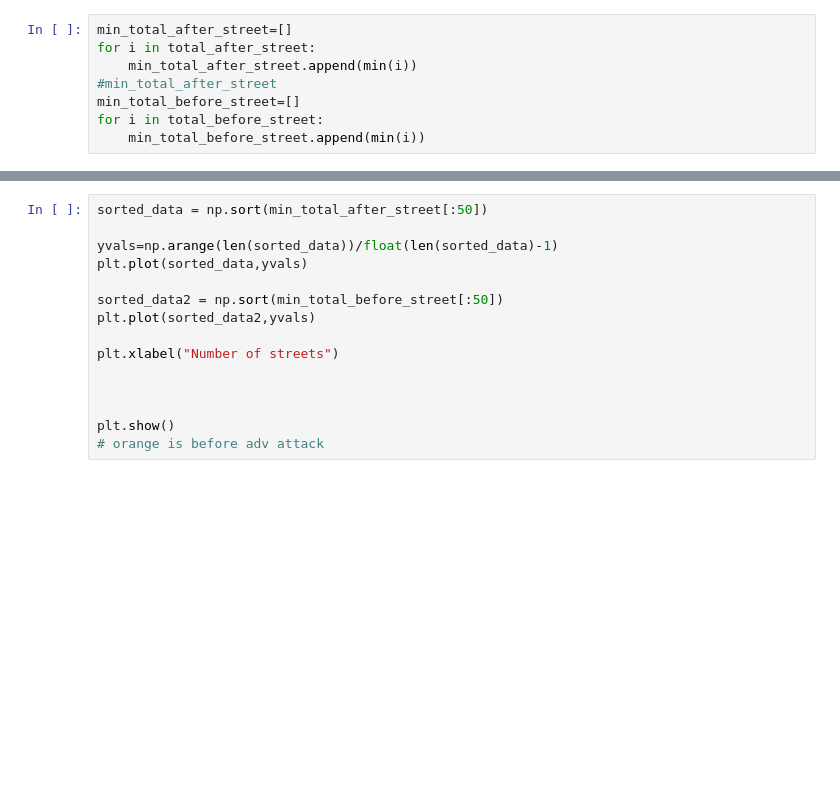
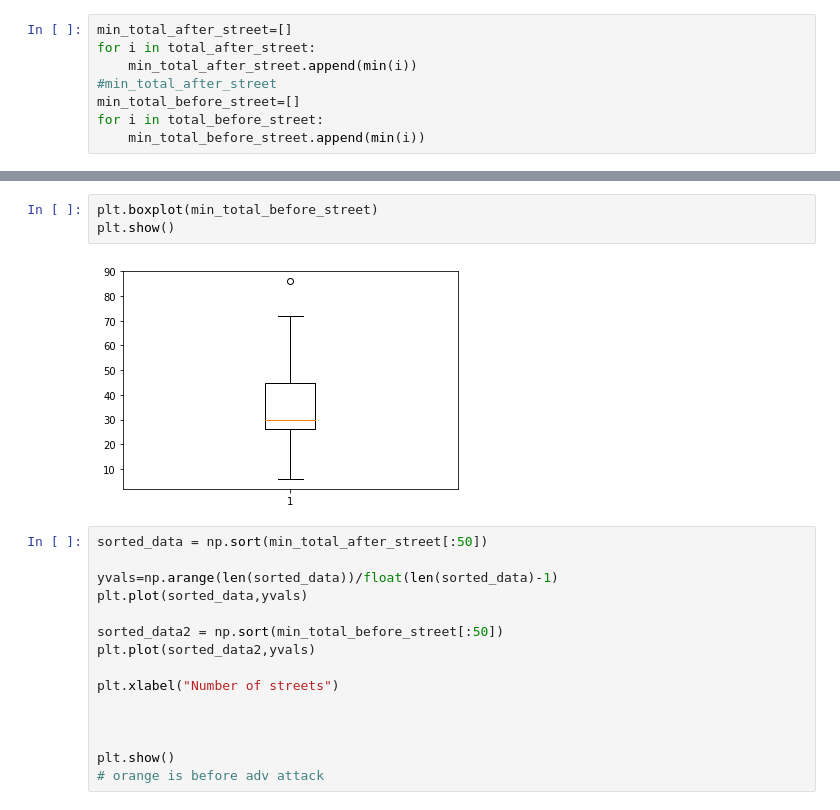
Before and after one commit to anuj-dimri25/Random-Delay-and-Indirections, a Jupyter notebook: statistical_measure_150m_innercity_morning_final_result_20apr.ipynb, the cells around one changed output, grey strips where cells are left out. Saved outputs shown, nothing was run; the diff lists cells and outputs as text; blank space fills up the shorter version.

```diff
--- a/statistical_measure_150m_innercity_morning_final_result_20apr.ipynb
+++ b/statistical_measure_150m_innercity_morning_final_result_20apr.ipynb
@@ -537,3 +542,8 @@ for i in total_before_street:
+# %%
+plt.boxplot(min_total_before_street)
+plt.show()
+# %% [output]
+[figure, added]
 # %%
 sorted_data = np.sort(min_total_after_street[:50])
 
```
Also changed, not shown: parts of 21 cells of this notebook.
